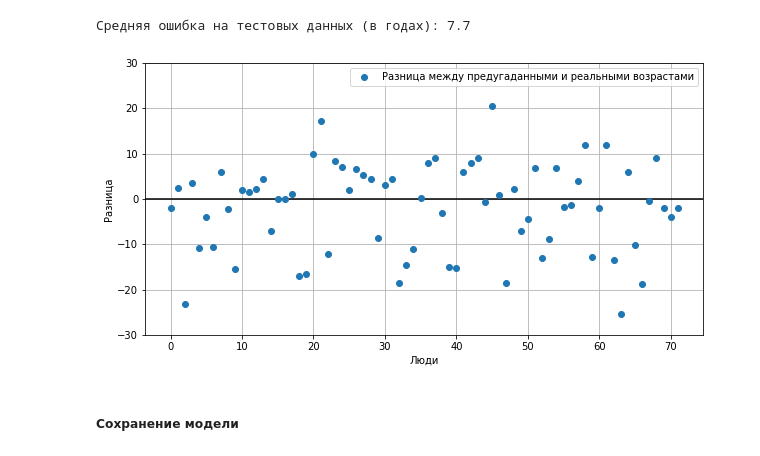
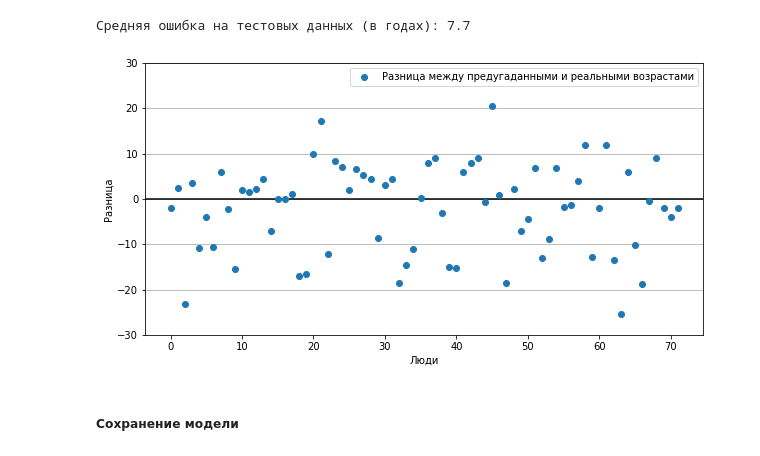
Before and after one commit to gaskeo/yandex-lyceum-selection-round, a Jupyter notebook: main.ipynb, the cells around one changed output. Drawn from its saved outputs; the diff is of its cells as text; code cells hidden in the pictures.

```diff
--- a/main.ipynb
+++ b/main.ipynb
@@ -395,21 +395,21 @@ print('Средняя ошибка на тестовых данных (в год
 # %%
 fig, ax = plt.subplots(1, 1)
 fig.set_size_inches(10, 5)
 
 predicts = model.predict(x_test)
 
 ax.axhline(0, color='#000')
 ax.plot(predicts / AGE_NORMALIZER - y_test / AGE_NORMALIZER, label='Разница между предугаданными и реальными возрастами', linewidth=0, markersize=6, marker='o')
 
 ax.set_xlabel('Люди')
 ax.set_ylabel('Разница')
 ax.set_yticks(range(-30, 31, 10))
-ax.grid(True)
+ax.grid(True, axis='y')
 ax.legend()
 
 plt.show()
 # %% [output]
-[figure, old version]
+[figure, new version]
 # %% [markdown]
 ##### Сохранение модели
 # %%
```
Also changed, not shown: parts of 6 cells of this notebook.
